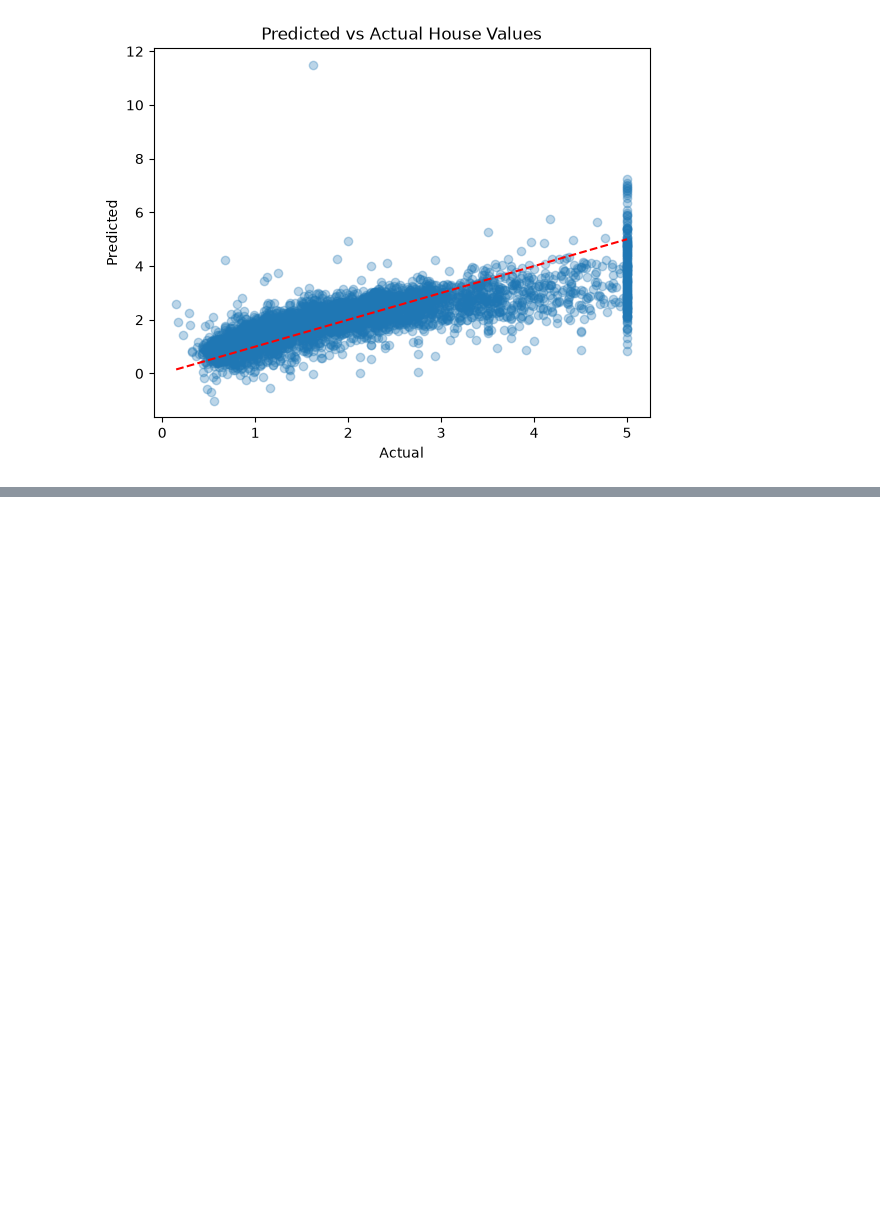
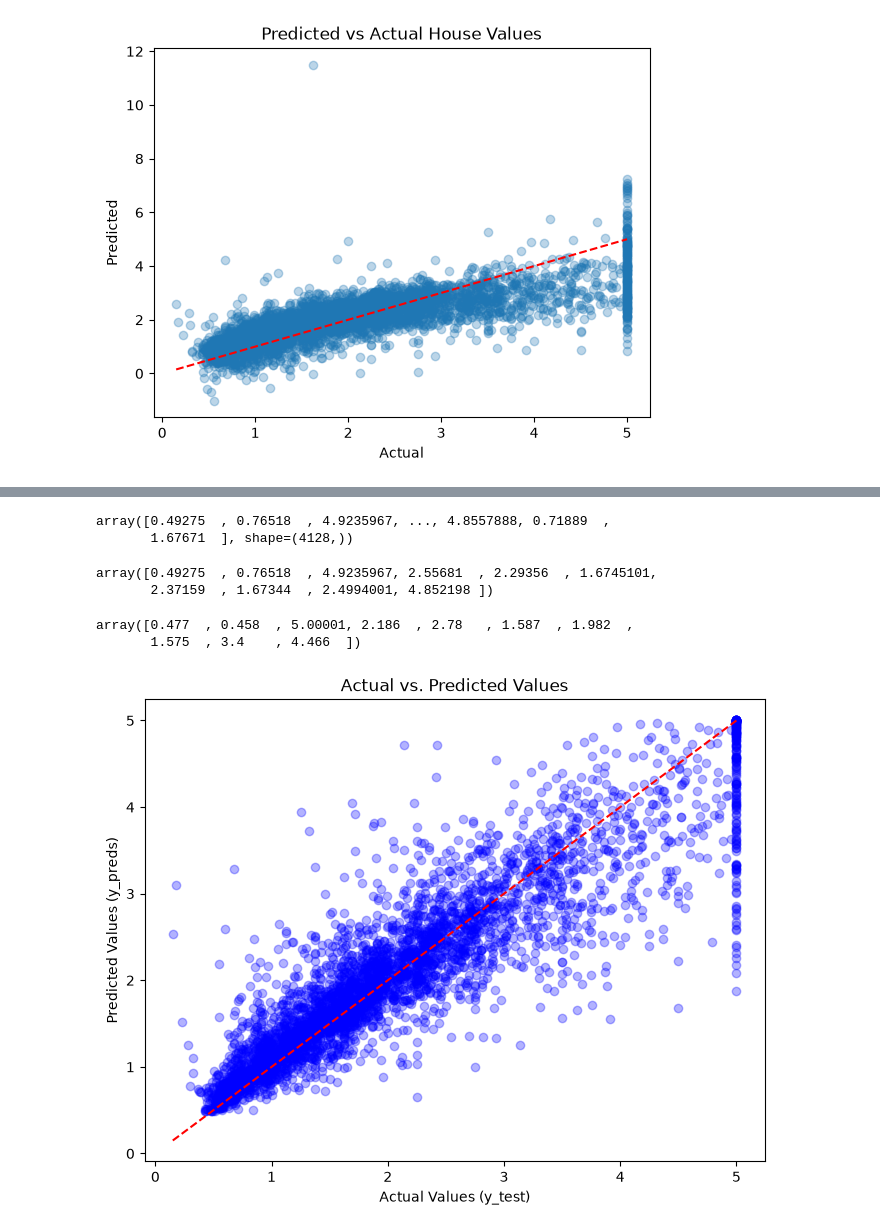
Before and after one commit to DITNO/AI-ML-Journey, a Jupyter notebook: ML/California_housing_regression_mode.ipynb, the cells around one changed output, grey strips where cells are left out. Drawn from its saved outputs; the diff is of its cells as text; code cells hidden in the pictures; blank space fills up the shorter version.

```diff
--- a/ML/California_housing_regression_mode.ipynb
+++ b/ML/California_housing_regression_mode.ipynb
@@ -72,0 +82,41 @@ plt.show()
+# %%
+from sklearn.ensemble import RandomForestRegressor
+
+np.random.seed(42)
+#spliting the data
+x_train,x_test,y_train,y_test = train_test_split(x,y,test_size=0.2)
+
+#create model instance
+model = RandomForestRegressor()
+
+#fit the model
+model.fit(x_train,y_train)
+
+#make predictions
+y_preds = model.predict(x_test)
+y_preds
+# %% [output]
+array([0.49275  , 0.76518  , 4.9235967, ..., 4.8557888, 0.71889  ,
+       1.67671  ], shape=(4128,))
+# %%
+y_preds[:10]
+# %% [output]
+array([0.49275  , 0.76518  , 4.9235967, 2.55681  , 2.29356  , 1.6745101,
+       2.37159  , 1.67344  , 2.4994001, 4.852198 ])
+# %%
+np.array(y_test[:10])
+# %% [output]
+array([0.477  , 0.458  , 5.00001, 2.186  , 2.78   , 1.587  , 1.982  ,
+       1.575  , 3.4    , 4.466  ])
+# %%
+import matplotlib.pyplot as plt
+
+plt.figure(figsize=(8, 6))
+plt.scatter(y_test, y_preds, alpha=0.3, color='blue')
+plt.plot([min(y_test), max(y_test)], [min(y_test), max(y_test)], color='red', linestyle='--')
+plt.xlabel('Actual Values (y_test)')
+plt.ylabel('Predicted Values (y_preds)')
+plt.title('Actual vs. Predicted Values')
+plt.show()
+# %% [output]
+[figure, added]
```
Also changed, not shown: parts of 2 cells of this notebook, 1 other file.
